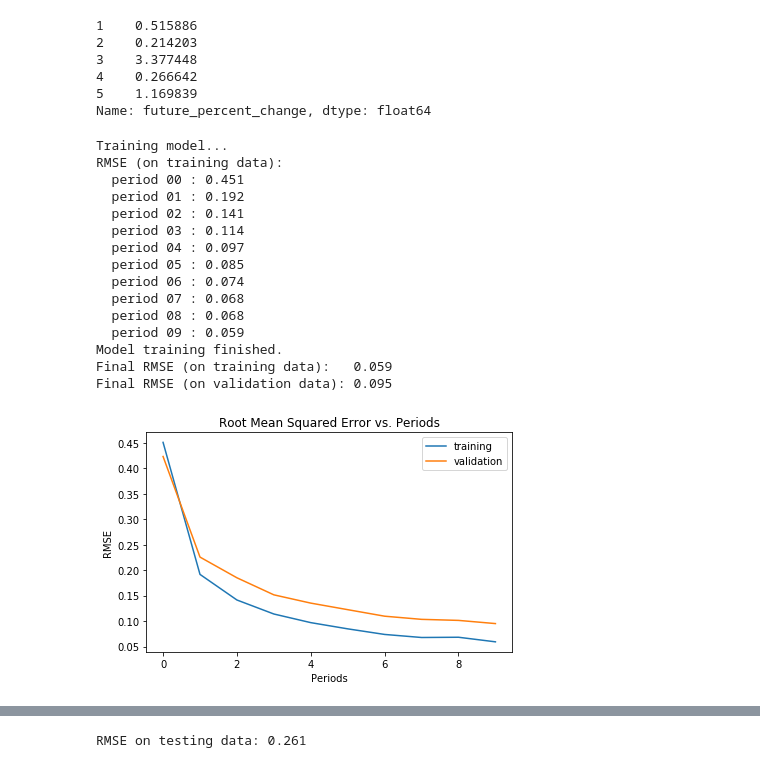
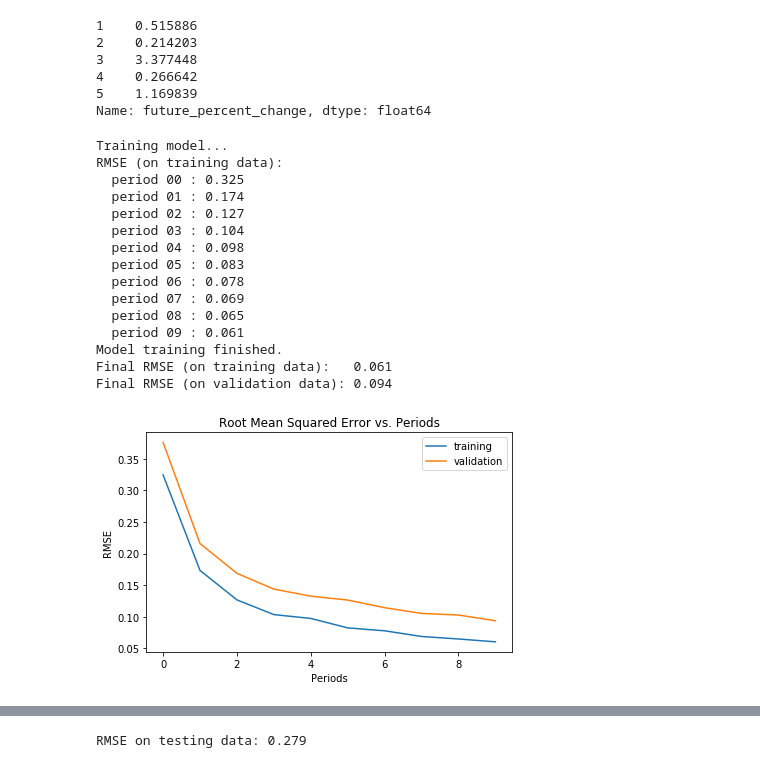
Before and after one commit to czhao39/stock-dnn, a Jupyter notebook: stockdnn.ipynb, the cells around one changed output, grey strips where cells are left out. Saved outputs shown, nothing was run; the diff lists cells and outputs as text; code cells hidden in the pictures.

Commit message:
Add batch norm and dropout

```diff
--- a/stockdnn.ipynb
+++ b/stockdnn.ipynb
@@ -217,6 +217,8 @@ def train_nn_regression_model(
     optimizer,
     steps,
     batch_size,
+    batch_norm,
+    dropout,
     hidden_units,
     training_examples,
     training_targets,
@@ -284,31 +286,33 @@ def train_nn_regression_model(
     return dnn_regressor, training_rmse, validation_rmse
 # %%
 adam_regressor, _, _ = train_nn_regression_model(
-    optimizer=tf.train.AdamOptimizer(learning_rate=0.00025),
+    optimizer=tf.train.AdamOptimizer(learning_rate=0.0003),
     steps=8000,
     batch_size=128,
+    batch_norm=True,
+    dropout=0.2,
     hidden_units=[40, 20],
     training_examples=training_examples,
     training_targets=training_targets,
     validation_examples=validation_examples,
     validation_targets=validation_targets)
 # %% [output]
 Training model...
 RMSE (on training data):
-  period 00 : 0.451
-  period 01 : 0.192
-  period 02 : 0.141
-  period 03 : 0.114
-  period 04 : 0.097
-  period 05 : 0.085
-  period 06 : 0.074
-  period 07 : 0.068
-  period 08 : 0.068
-  period 09 : 0.059
+  period 00 : 0.325
+  period 01 : 0.174
+  period 02 : 0.127
+  period 03 : 0.104
+  period 04 : 0.098
+  period 05 : 0.083
+  period 06 : 0.078
+  period 07 : 0.069
+  period 08 : 0.065
+  period 09 : 0.061
 Model training finished.
-Final RMSE (on training data):   0.059
-Final RMSE (on validation data): 0.095
+Final RMSE (on training data):   0.061
+Final RMSE (on validation data): 0.094
-[figure, old version]
+[figure, new version]
 # %%
 adagrad_regressor, _, _ = train_nn_regression_model(
     optimizer=tf.train.AdagradOptimizer(learning_rate=0.007),
@@ -347,7 +351,7 @@ testing_predictions = np.array([item["predictions"][0] for item in testing_predi
 testing_root_mean_squared_error = math.sqrt(metrics.mean_squared_error(testing_predictions, testing_targets))
 print("RMSE on testing data: %0.3f" % testing_root_mean_squared_error)
 # %% [output]
-RMSE on testing data: 0.261
+RMSE on testing data: 0.279
 # %%
 # Visualize weights from first layer
 weights0 = regressor.get_variable_value("dnn/hiddenlayer_0/kernel")
```
Also changed, not shown: parts of 2 cells of this notebook, 36 other files.
